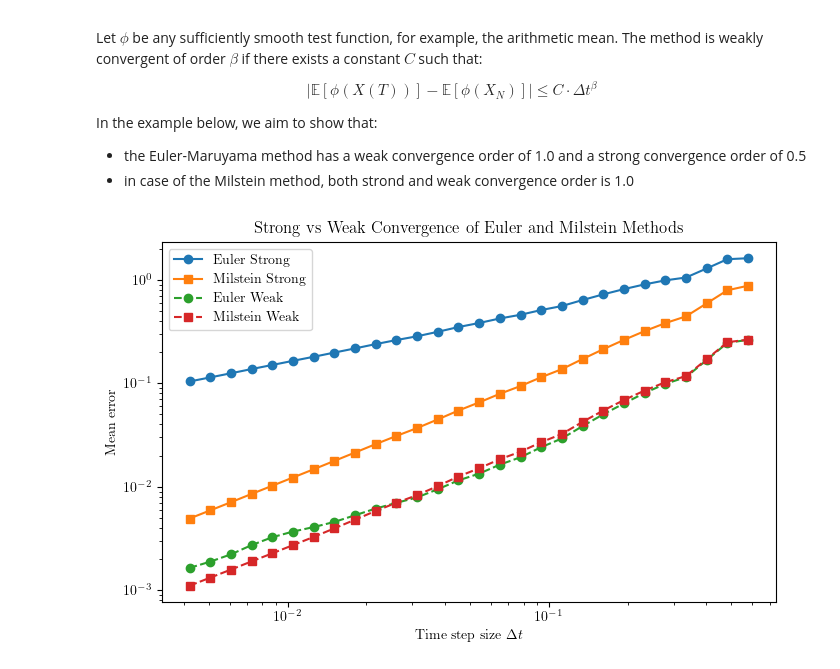
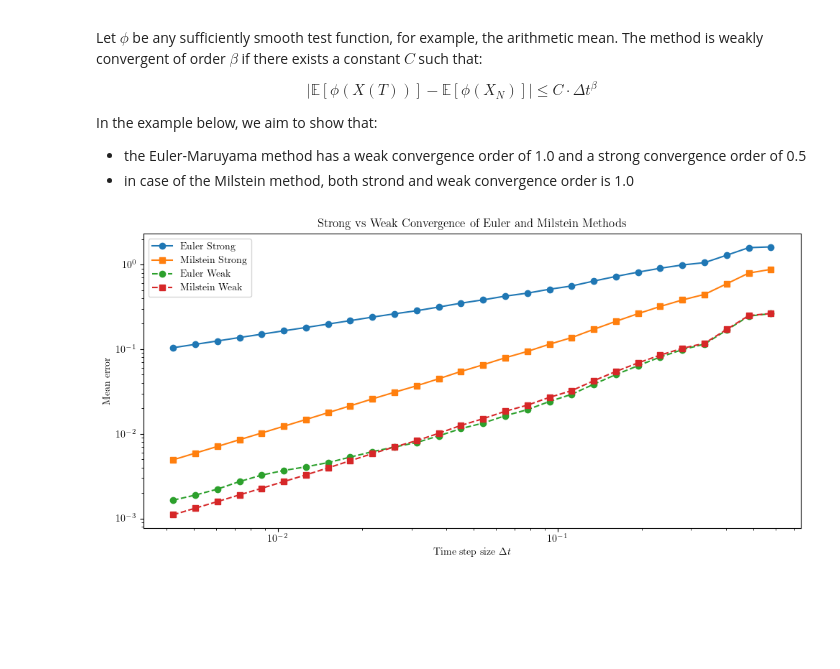
Before and after one commit to sokolo8/black-scholes, a Jupyter notebook: docs/part3.ipynb, the cells around one changed output. Cells and saved outputs as stored; diff of their text form; code cells hidden in the pictures; blank space fills up the shorter version.

```diff
--- a/docs/part3.ipynb
+++ b/docs/part3.ipynb
@@ -230,32 +230,32 @@ for dt in dt_values:
             S_milstein_array.append(S_milstein)
 
         # Compute strong errors and add to those across from other sample paths
         err_euler  += abs(S_exact_array - S_euler_array)
         err_milstein  += abs(S_exact_array - S_milstein_array)
 
         # Add Y and X values to previous sample paths
         S_exact_array_sum += S_exact_array
         S_euler_array_sum += S_euler_array
         S_milstein_array_sum += S_milstein_array
 
     strong_errors_euler.append(np.mean(err_euler / M))
     strong_errors_milstein.append(np.mean(err_milstein / M))
 
     weak_errors_euler.append(np.mean(abs(S_euler_array_sum - S_exact_array_sum) / M))
     weak_errors_milstein.append(np.mean(abs(S_milstein_array_sum - S_exact_array_sum) / M))
 
 
-plt.figure(figsize=(7, 4.5))
+plt.figure(figsize=(10, 5))
 
 plt.loglog(dt_values, strong_errors_euler, 'o-', label="Euler Strong")
 plt.loglog(dt_values, strong_errors_milstein, 's-', label="Milstein Strong")
 plt.loglog(dt_values, weak_errors_euler, 'o--', label="Euler Weak")
 plt.loglog(dt_values, weak_errors_milstein, 's--', label="Milstein Weak")
 plt.xlabel(r"Time step size $\Delta t$")
 plt.ylabel("Mean error")
 plt.title("Strong vs Weak Convergence of Euler and Milstein Methods")
 plt.legend()
 plt.tight_layout()
 plt.show()
 # %% [output]
-[figure, old version]
+[figure, new version]
```
Also changed, not shown: parts of 2 cells of this notebook.
